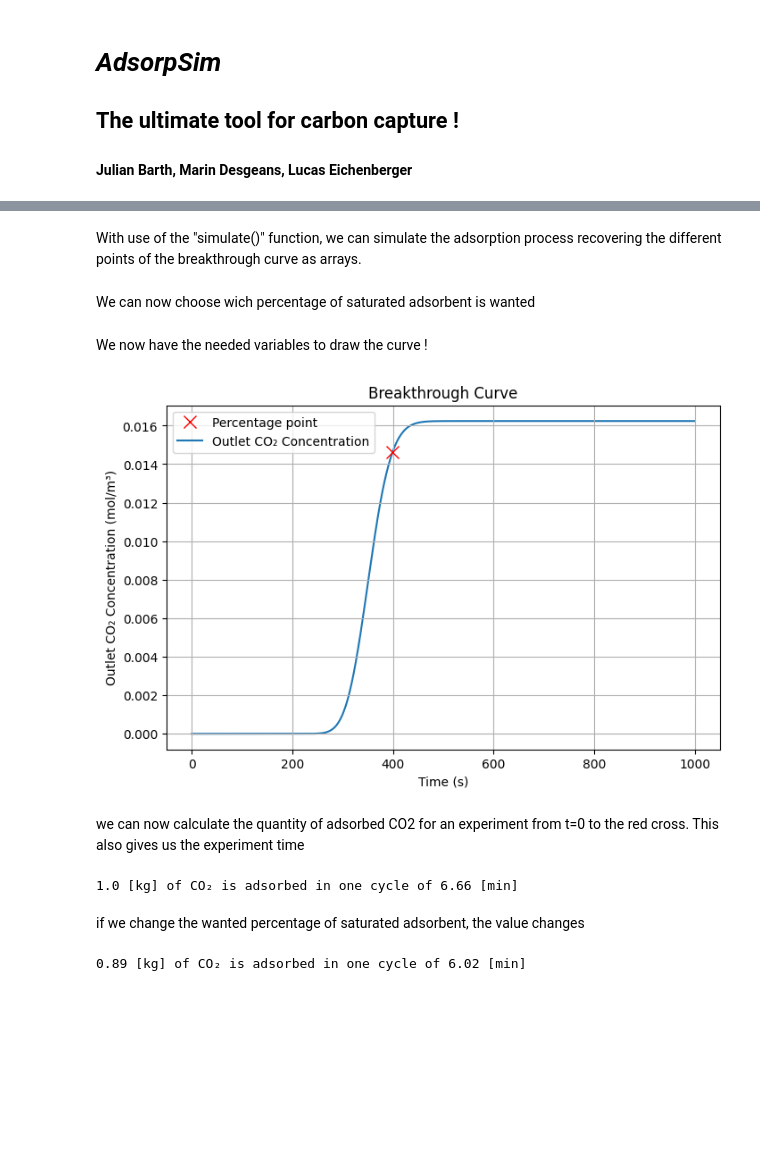
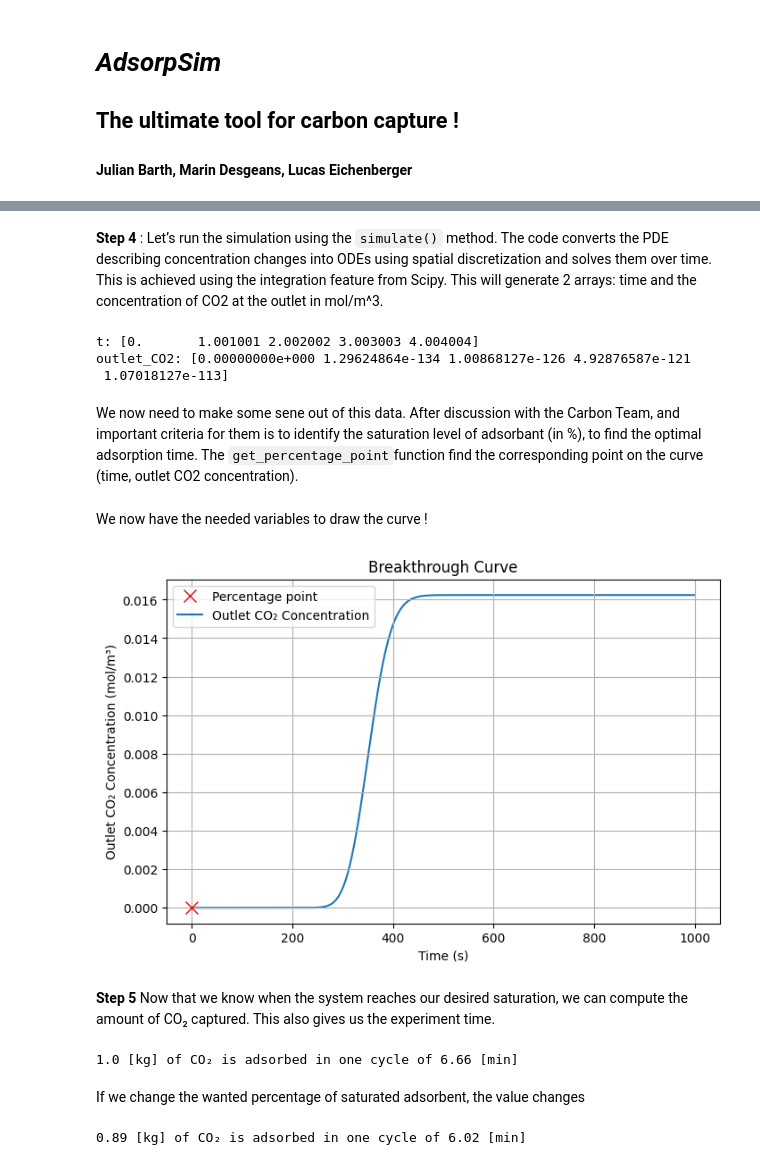
Before and after one commit to Julian-Barth/AdsorpSim, a Jupyter notebook: notebooks/project_report.ipynb, the cells around one changed output, grey strips where cells are left out. Saved outputs shown, nothing was run; the diff lists cells and outputs as text; code cells hidden in the pictures; blank space fills up the shorter version.

```diff
--- a/notebooks/project_report.ipynb
+++ b/notebooks/project_report.ipynb
@@ -203,37 +182,43 @@ Now that the adsorbent objetc was created, we can define a that models the react
 # %%
 Reactor = Bed(
-    length=1.0,
-    diameter=0.1,
-    flow_rate=0.01,
-    num_segments=100,
-    total_time=1000,
-    adsorbent=carbon,
-    humidity_percentage=0
+    length=1.0, # m
+    diameter=0.1, # m
+    flow_rate=0.01, # m/s
+    num_segments=100, # discretization parameter
+    total_time=1000, # s
+    adsorbent=carbon, #Adsrobent_Langmuir object
 )
 # %% [markdown]
-With use of the "simulate()" function, we can simulate the adsorption process recovering the different points of the breakthrough curve as arrays.
+**Step 4** : Let’s run the simulation using the `simulate()` method. The code converts the PDE describing concentration changes into ODEs using spatial discretization and solves them over time. This is achieved using  the integration feature from Scipy. This will generate 2 arrays: time and the concentration of CO2 at the outlet in mol/m^3.
 # %%
 t, outlet_CO2, outlet_H2O = Reactor.simulate()
+
+print("t:", t[:5])
+print("outlet_CO2:", outlet_CO2[:5])
+# %% [output]
+t: [0.       1.001001 2.002002 3.003003 4.004004]
+outlet_CO2: [0.00000000e+000 1.29624864e-134 1.00868127e-126 4.92876587e-121
+ 1.07018127e-113]
 # %% [markdown]
-We can now choose wich percentage of saturated adsorbent is wanted
+We now need to make some sene out of this data. After discussion with the Carbon Team, and important criteria for them is to identify the saturation level of adsorbant (in %), to find the optimal adsorption time. The `get_percentage_point`function find the corresponding point on the curve (time, outlet CO2 concentration).
 # %%
 wanted_percentage=90
-pc_point_x, pc_point_y = get_percentage_point(wanted_percentage,t,outlet_CO2)
+pc_point_time, pc_point_concentration = get_percentage_point(wanted_percentage,t,outlet_CO2)
 # %% [markdown]
 We now have the needed variables to draw the curve !
 # %%
-fig=plot_the_graph(t,outlet_CO2,outlet_H2O,pc_point_x,pc_point_y)
+fig=plot_the_graph(t,outlet_CO2,outlet_H2O, pc_point_time, pc_point_concentration)
 # %% [output]
-[figure, old version]
+[figure, new version]
 # %% [markdown]
-we can now calculate the quantity of adsorbed CO2 for an experiment from t=0 to the red cross. This also gives us the experiment time
+**Step 5** Now that we know when the system reaches our desired saturation, we can compute the amount of CO₂ captured. This also gives us the experiment time.
-# %%
-adsorbed_quantity_CO2=get_adsorbed_quantity_CO2(outlet_CO2,pc_point_x,pc_point_y,Reactor.flow_rate)
-print(f"{round(adsorbed_quantity_CO2*0.044009, 2)} [kg] of CO₂ is adsorbed in one cycle of {round(pc_point_x/60, 2)} [min]")
-# %% [output]
-1.0 [kg] of CO₂ is adsorbed in one cycle of 6.66 [min]
+# %%
+adsorbed_quantity_CO2=get_adsorbed_quantity_CO2(outlet_CO2,pc_point_time,pc_point_concentration,Reactor.flow_rate)
+print(f"{round(adsorbed_quantity_CO2*0.044009, 2)} [kg] of CO₂ is adsorbed in one cycle of {round(pc_point_x/60, 2)} [min]")
+# %% [output]
+1.0 [kg] of CO₂ is adsorbed in one cycle of 6.66 [min]
 # %% [markdown]
-if we change the wanted percentage of saturated adsorbent, the value changes
+If we change the wanted percentage of saturated adsorbent, the value changes
 # %%
 wanted_percentage=60
 pc_point_x, pc_point_y = get_percentage_point(wanted_percentage,t,outlet_CO2)
```
Also changed, not shown: parts of 10 cells of this notebook, 2 other files.
